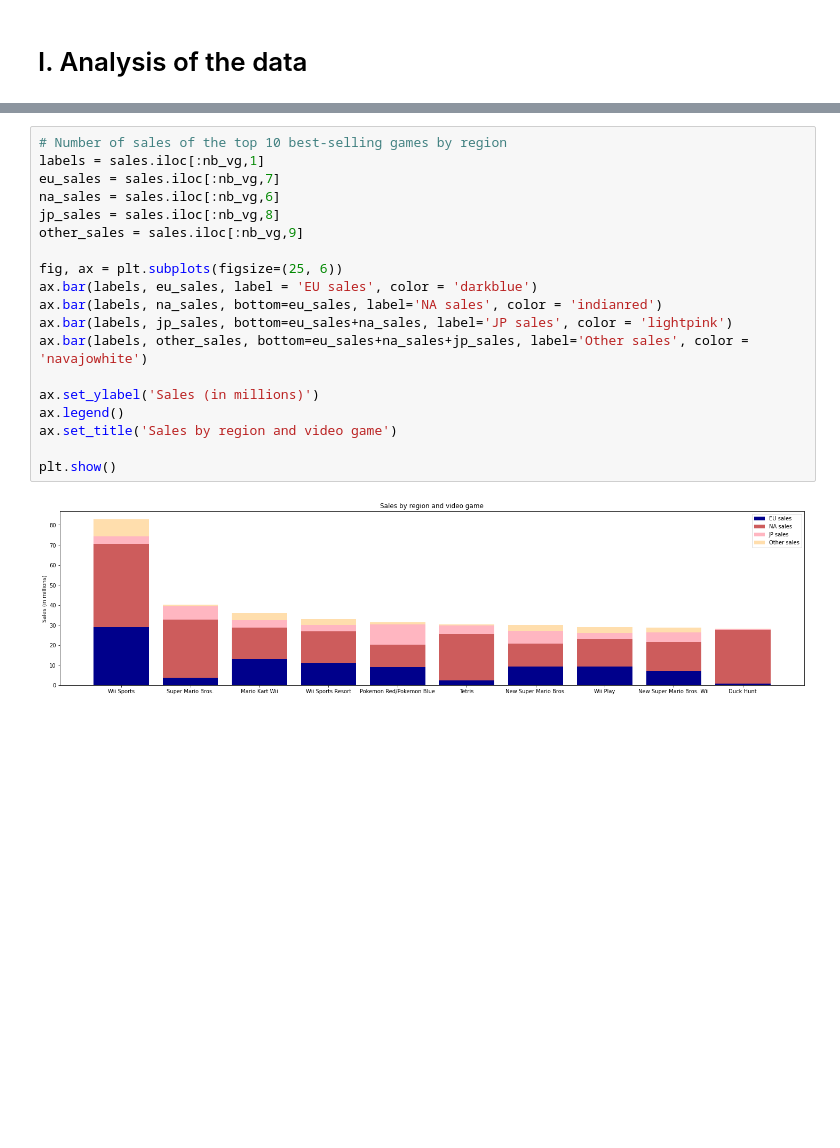
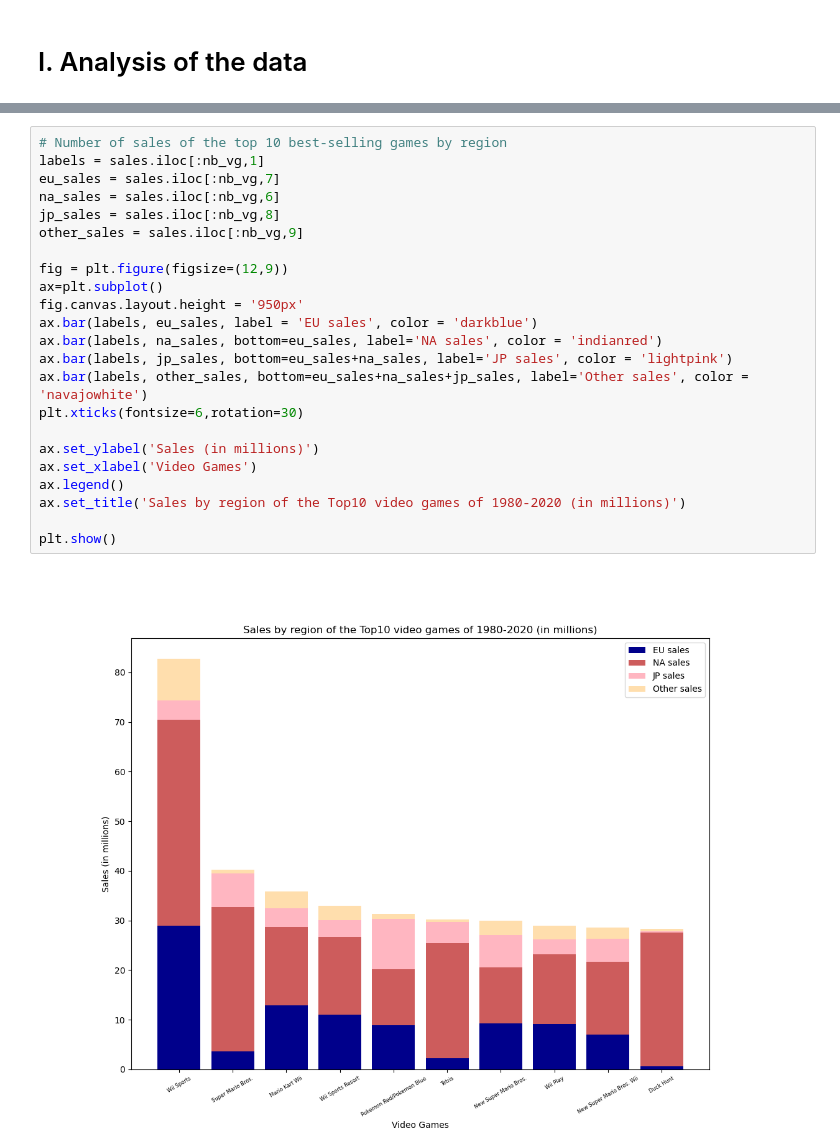
Before and after one commit to kchardon/video-games-project, a Jupyter notebook: data.ipynb, the cells around one changed output, grey strips where cells are left out. Drawn from its saved outputs; the diff is of its cells as text; blank space fills up the shorter version.

```diff
--- a/data.ipynb
+++ b/data.ipynb
@@ -40,23 +128,27 @@ plt.show()
 # %%
 # Number of sales of the top 10 best-selling games by region
 labels = sales.iloc[:nb_vg,1]
 eu_sales = sales.iloc[:nb_vg,7]
 na_sales = sales.iloc[:nb_vg,6]
 jp_sales = sales.iloc[:nb_vg,8]
 other_sales = sales.iloc[:nb_vg,9]
 
-fig, ax = plt.subplots(figsize=(25, 6))
+fig = plt.figure(figsize=(12,9))
+ax=plt.subplot()
+fig.canvas.layout.height = '950px'
 ax.bar(labels, eu_sales, label = 'EU sales', color = 'darkblue')
 ax.bar(labels, na_sales, bottom=eu_sales, label='NA sales', color = 'indianred')
 ax.bar(labels, jp_sales, bottom=eu_sales+na_sales, label='JP sales', color = 'lightpink')
 ax.bar(labels, other_sales, bottom=eu_sales+na_sales+jp_sales, label='Other sales', color = 'navajowhite')
+plt.xticks(fontsize=6,rotation=30)
 
 ax.set_ylabel('Sales (in millions)')
+ax.set_xlabel('Video Games')
 ax.legend()
-ax.set_title('Sales by region and video game')
+ax.set_title('Sales by region of the Top10 video games of 1980-2020 (in millions)')
 
 plt.show()
 # %% [output]
-[figure, old version]
+[figure, new version]
 # %%
 #Number of sales by region
```
Also changed, not shown: parts of 9 cells of this notebook.
